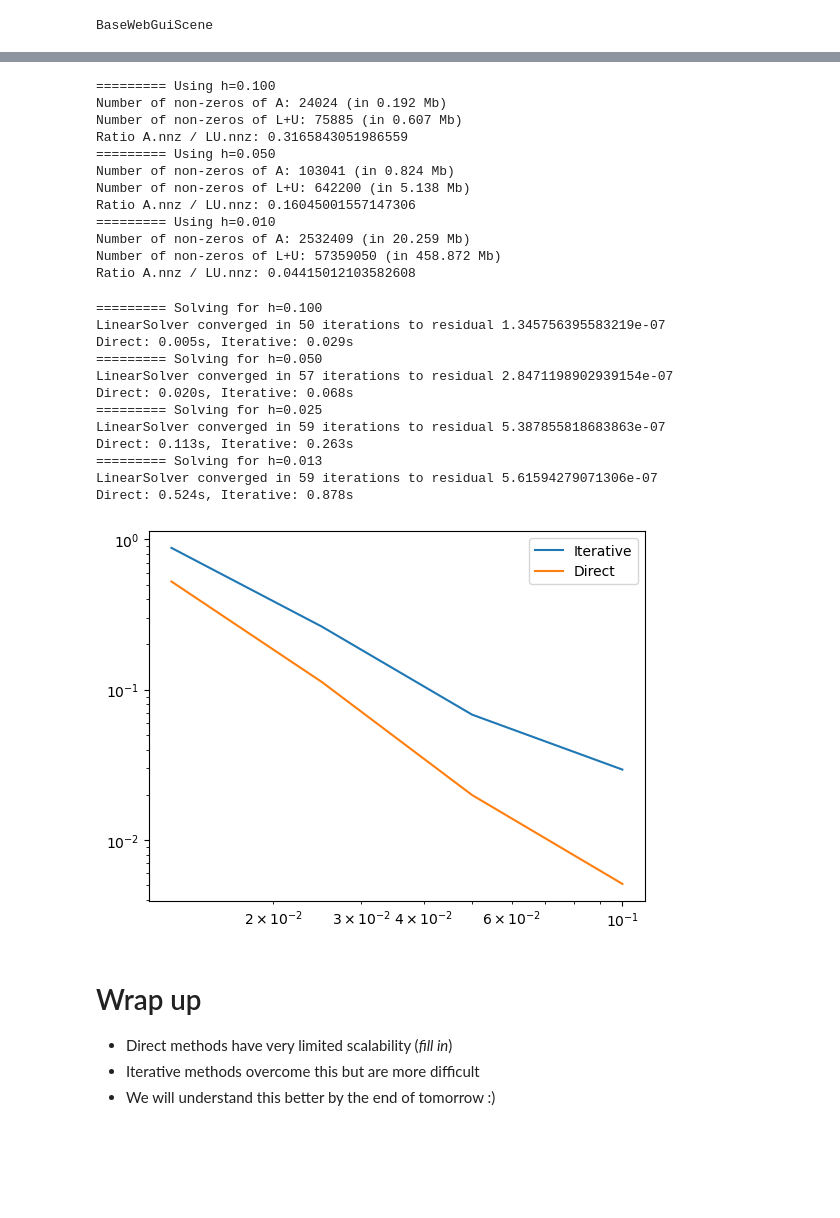
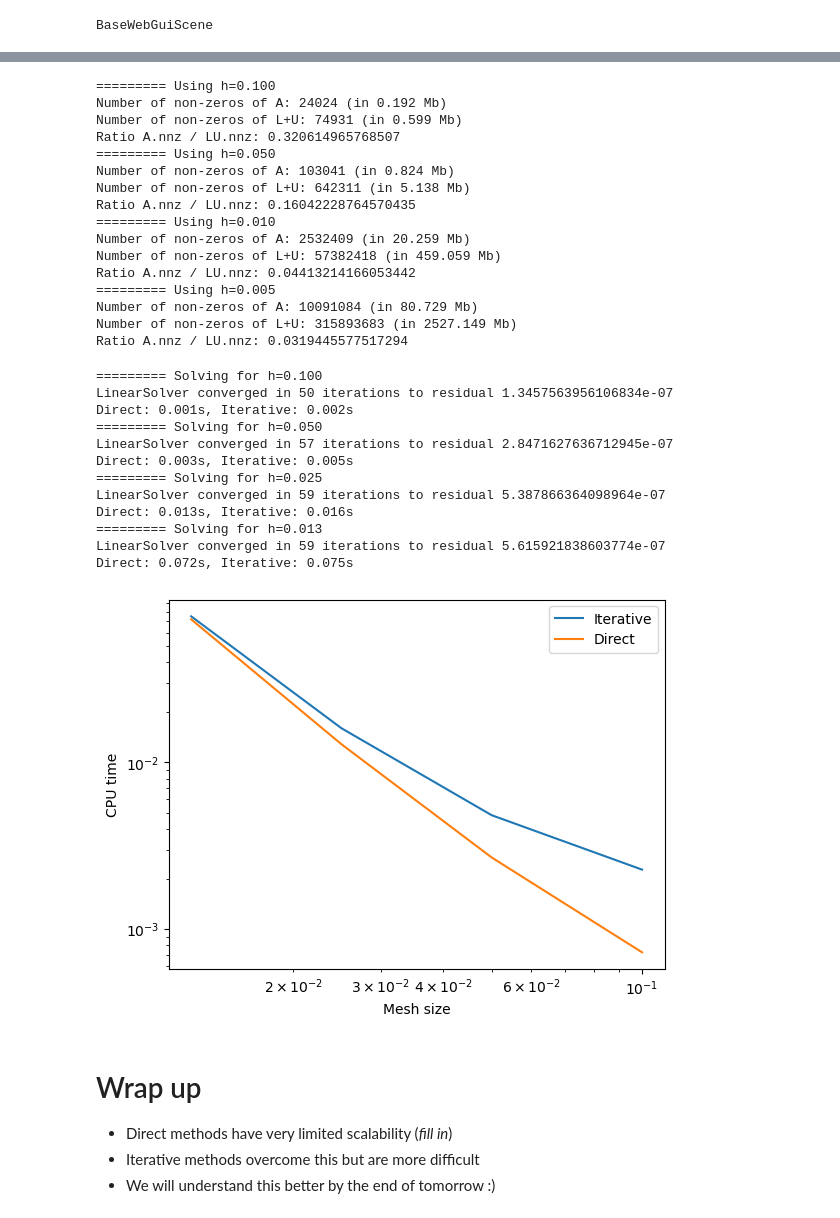
Before and after one commit to ManuelSanchezUribe/EMI2024, a Jupyter notebook: notebooks/01_Intro.ipynb, the cells around one changed output, grey strips where cells are left out. Cells and saved outputs as stored; diff of their text form; code cells hidden in the pictures; blank space fills up the shorter version.

```diff
--- a/notebooks/01_Intro.ipynb
+++ b/notebooks/01_Intro.ipynb
@@ -55,7 +55,7 @@ Draw (shape);
 WebGuiWidget(layout=Layout(height='50vh', width='100%'), value={'ngsolve_version': 'Netgen x.x', 'mesh_dim': 3…
 # %%
 # Approximate geometry with a mesh
-mesh = Mesh(geo.GenerateMesh(maxh=1))
+mesh = Mesh(geo.GenerateMesh(maxh=0.1))
 #mesh.Curve(1)
 Draw (mesh);
 # %% [output]
@@ -157,16 +157,20 @@ for h in [0.1, 0.05, 0.01, 0.005]:
 # %% [output]
 ========= Using h=0.100
 Number of non-zeros of A: 24024 (in 0.192 Mb)
-Number of non-zeros of L+U: 75885 (in 0.607 Mb)
-Ratio A.nnz / LU.nnz: 0.3165843051986559
+Number of non-zeros of L+U: 74931 (in 0.599 Mb)
+Ratio A.nnz / LU.nnz: 0.320614965768507
 ========= Using h=0.050
 Number of non-zeros of A: 103041 (in 0.824 Mb)
-Number of non-zeros of L+U: 642200 (in 5.138 Mb)
-Ratio A.nnz / LU.nnz: 0.16045001557147306
+Number of non-zeros of L+U: 642311 (in 5.138 Mb)
+Ratio A.nnz / LU.nnz: 0.16042228764570435
 ========= Using h=0.010
 Number of non-zeros of A: 2532409 (in 20.259 Mb)
-Number of non-zeros of L+U: 57359050 (in 458.872 Mb)
-Ratio A.nnz / LU.nnz: 0.04415012103582608
+Number of non-zeros of L+U: 57382418 (in 459.059 Mb)
+Ratio A.nnz / LU.nnz: 0.04413214166053442
+========= Using h=0.005
+Number of non-zeros of A: 10091084 (in 80.729 Mb)
+Number of non-zeros of L+U: 315893683 (in 2527.149 Mb)
+Ratio A.nnz / LU.nnz: 0.0319445577517294
 # %%
 from time import perf_counter
 def solveDirect(maxh):
@@ -248,24 +251,27 @@ for maxh in maxhs:
     print(f"Direct: {tfd:1.3f}s, Iterative: {tfi:1.3f}s")
 # %% [output]
 ========= Solving for h=0.100
-LinearSolver converged in 50 iterations to residual 1.345756395583219e-07
-Direct: 0.005s, Iterative: 0.029s
+LinearSolver converged in 50 iterations to residual 1.3457563956106834e-07
+Direct: 0.001s, Iterative: 0.002s
 ========= Solving for h=0.050
-LinearSolver converged in 57 iterations to residual 2.8471198902939154e-07
-Direct: 0.020s, Iterative: 0.068s
+LinearSolver converged in 57 iterations to residual 2.8471627636712945e-07
+Direct: 0.003s, Iterative: 0.005s
 ========= Solving for h=0.025
-LinearSolver converged in 59 iterations to residual 5.387855818683863e-07
-Direct: 0.113s, Iterative: 0.263s
+LinearSolver converged in 59 iterations to residual 5.387866364098964e-07
+Direct: 0.013s, Iterative: 0.016s
 ========= Solving for h=0.013
-LinearSolver converged in 59 iterations to residual 5.61594279071306e-07
-Direct: 0.524s, Iterative: 0.878s
+LinearSolver converged in 59 iterations to residual 5.615921838603774e-07
+Direct: 0.072s, Iterative: 0.075s
 # %%
+dofs = [1/h for h in maxhs]
 plt.loglog(maxhs, tfis, label="Iterative")
 plt.loglog(maxhs, tfds, label="Direct")
+plt.xlabel("Mesh size")
+plt.ylabel("CPU time")
 plt.legend()
 plt.show()
 # %% [output]
-[figure, old version]
+[figure, new version]
 # %% [markdown]
 # Wrap up
 - Direct methods have very limited scalability (_fill in_)
```
Also changed, not shown: parts of 4 cells of this notebook, 3 other files.
